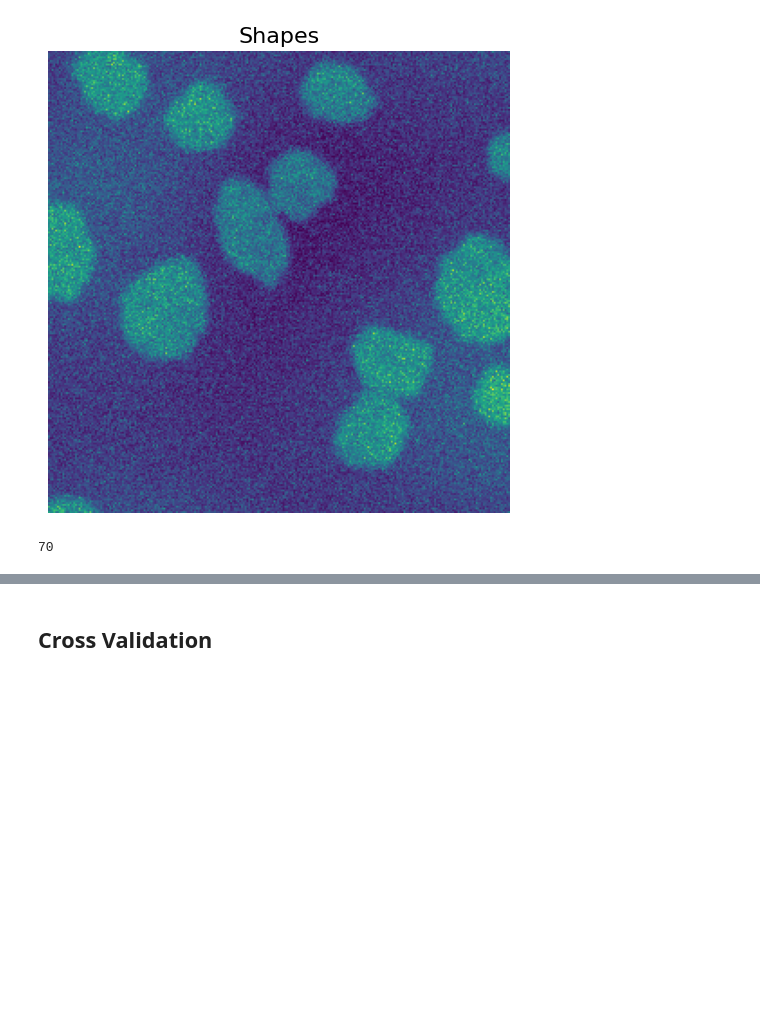
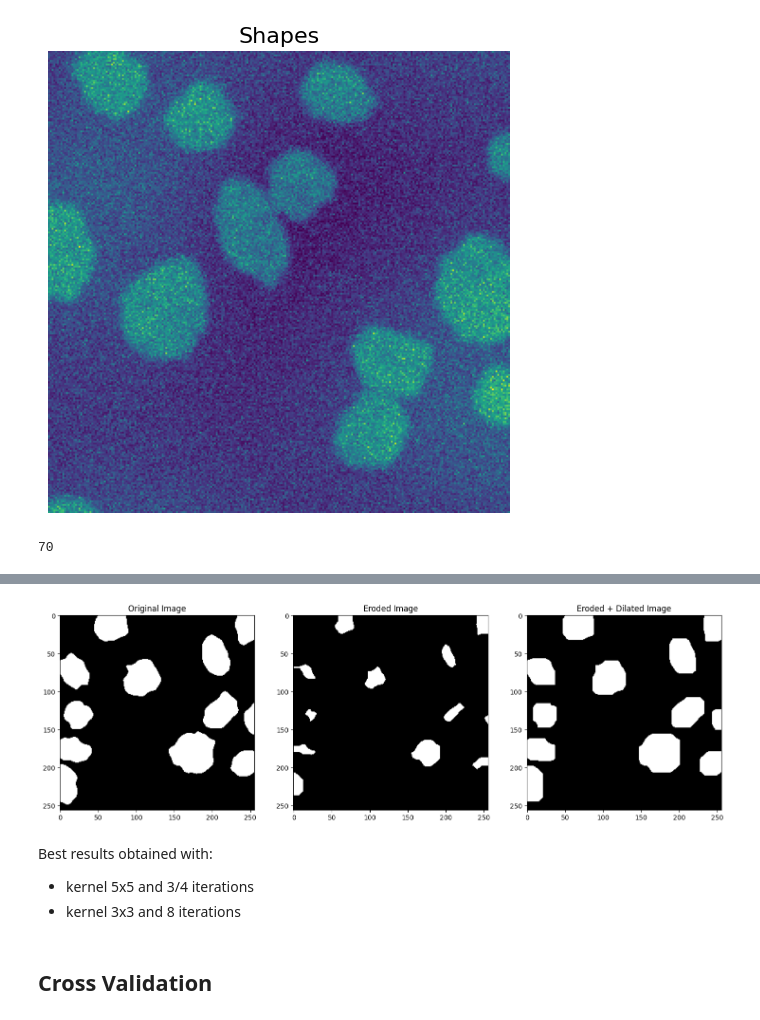
Before and after one commit to llleaa/ML-2025, a Jupyter notebook: projects/project2/cell_generator.ipynb, the cells around one changed output, grey strips where cells are left out. Drawn from its saved outputs; the diff is of its cells as text; code cells hidden in the pictures; blank space fills up the shorter version.

Commit message:
added erosion and dilation

```diff
--- a/projects/project2/cell_generator.ipynb
+++ b/projects/project2/cell_generator.ipynb
@@ -268,0 +275,23 @@ for i in range(70,100):
+# %%
+import cv2
+kernel = np.ones((3, 3), np.uint8)
+img = cv2.imread('dataset/generated_cells/masks/img_8.png')
+iterations = 8
+img_erosion = cv2.erode(img, kernel, iterations=iterations)
+img_dilation = cv2.dilate(img_erosion, kernel, iterations=iterations)    # Restores the size of cells
+
+# plot three images side by side
+fig, (ax1, ax2, ax3) = plt.subplots(1, 3, figsize=(18, 6))
+ax1.imshow(img)
+ax2.imshow(img_erosion)
+ax3.imshow(img_dilation)
+ax1.set_title('Original Image')
+ax2.set_title('Eroded Image')
+ax3.set_title('Eroded + Dilated Image')
+plt.show()
+# %% [output]
+[figure, added]
+# %% [markdown]
+Best results obtained with:
+- kernel 5x5 and 3/4 iterations
+- kernel 3x3 and 8 iterations
```
Also changed, not shown: parts of 6 cells of this notebook.
